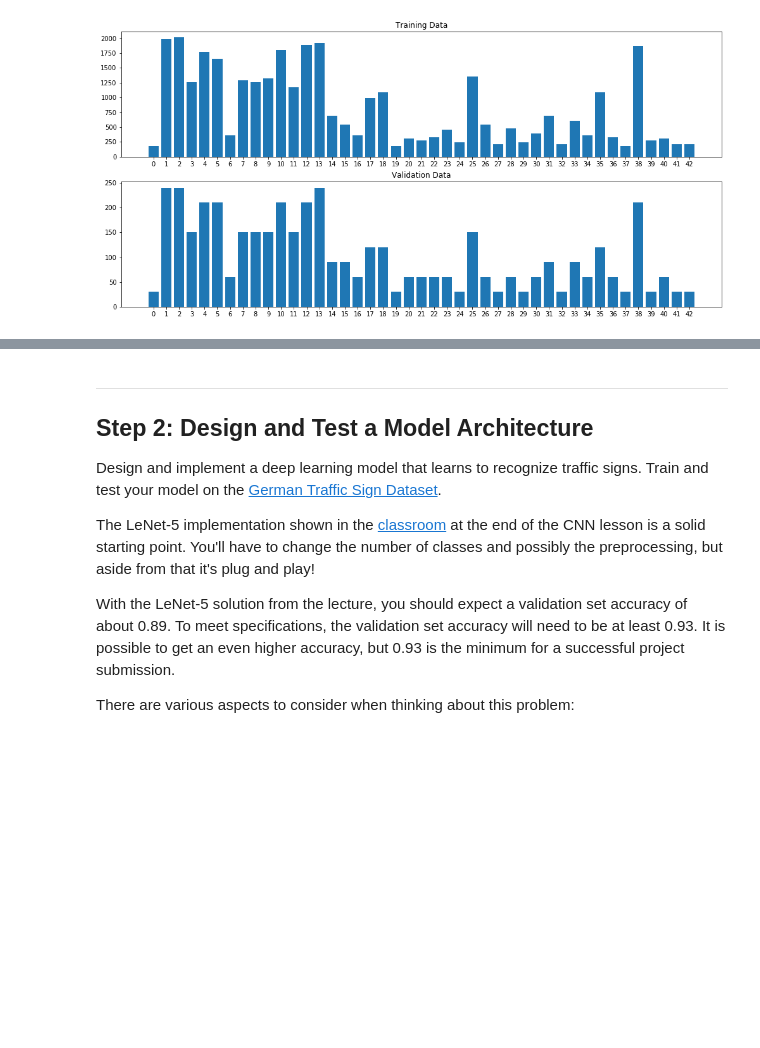
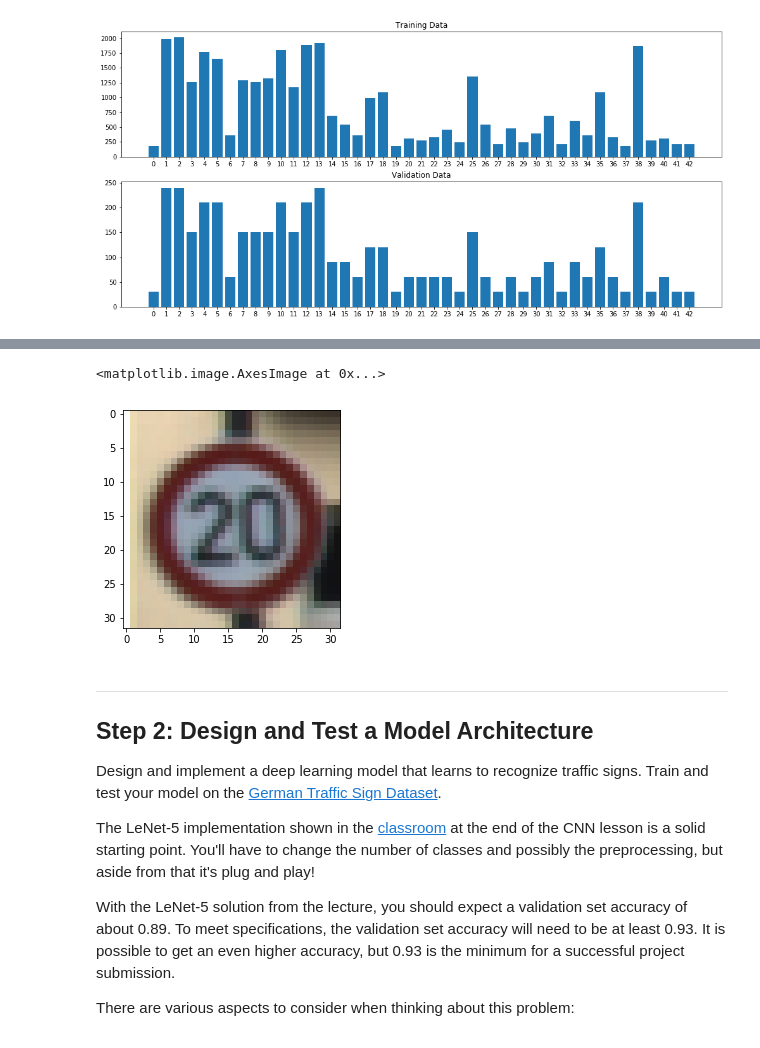
Before and after one commit to nins-k/CarND-Traffic-Sign-Classifier-Project, a Jupyter notebook: Traffic_Sign_Classifier.ipynb, the cells around one changed output, grey strips where cells are left out. Saved outputs shown, nothing was run; the diff lists cells and outputs as text; code cells hidden in the pictures; blank space fills up the shorter version.

```diff
--- a/Traffic_Sign_Classifier.ipynb
+++ b/Traffic_Sign_Classifier.ipynb
@@ -150,0 +181,7 @@ valid_title = h_valid.set_title("Validation Data")
+# %%
+ti = X_train[index[below_threshold[0]]]
+# %%
+plt.imshow(ti)
+# %% [output]
+<matplotlib.image.AxesImage at 0x...>
+[figure, added]
```
Also changed, not shown: parts of 6 cells of this notebook, 1 other file.
